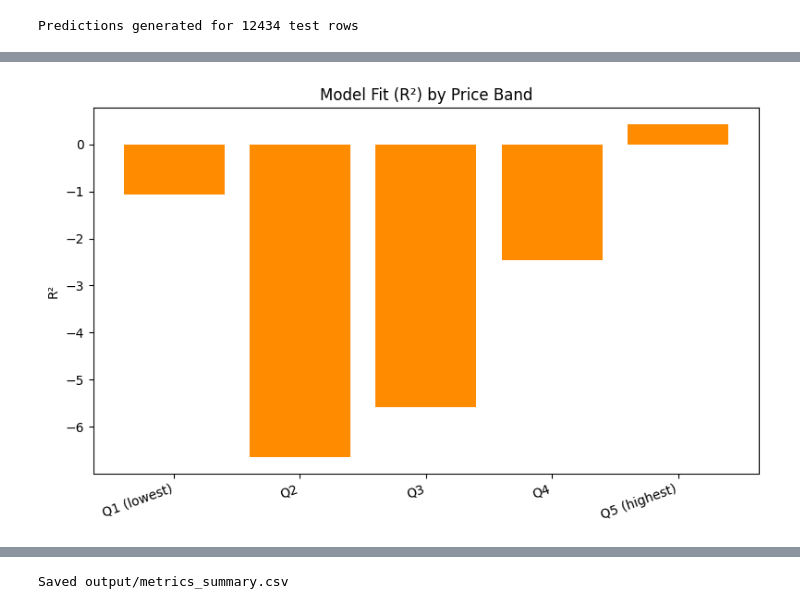
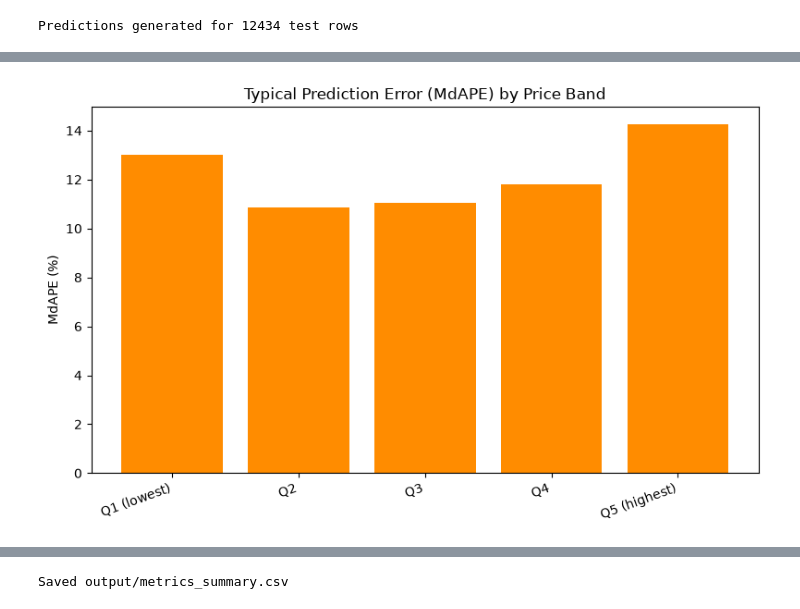
Before and after one commit to yunaxin/IDXExchange_DataScience, a Jupyter notebook: 06_evaluation.ipynb, the cells around one changed output, grey strips where cells are left out. Cells and saved outputs as stored; diff of their text form; code cells hidden in the pictures.

Commit message:
Add MAPE/MdAPE metrics and full-feature model comparison across all algorithms

```diff
--- a/06_evaluation.ipynb
+++ b/06_evaluation.ipynb
@@ -111,14 +128,14 @@ plt.show()
 # %%
-# Visualize how well the model explains variance within each price band
+# Visualize typical (median) percent error across price bands
 plt.figure(figsize=(8, 5))
-plt.bar(band_metrics_df["Price_Band"], band_metrics_df["R2"], color="darkorange")
-plt.ylabel("R²")
-plt.title("Model Fit (R²) by Price Band")
+plt.bar(band_metrics_df["Price_Band"], band_metrics_df["MdAPE"], color="darkorange")
+plt.ylabel("MdAPE (%)")
+plt.title("Typical Prediction Error (MdAPE) by Price Band")
 plt.xticks(rotation=20, ha="right")
 plt.tight_layout()
 plt.show()
 # %% [output]
-[figure, old version]
+[figure, new version]
 # %%
 # Combine overall metrics into a single-row summary table
 overall_summary = pd.DataFrame([{
```
Also changed, not shown: parts of 9 cells of this notebook, 3 other files.
